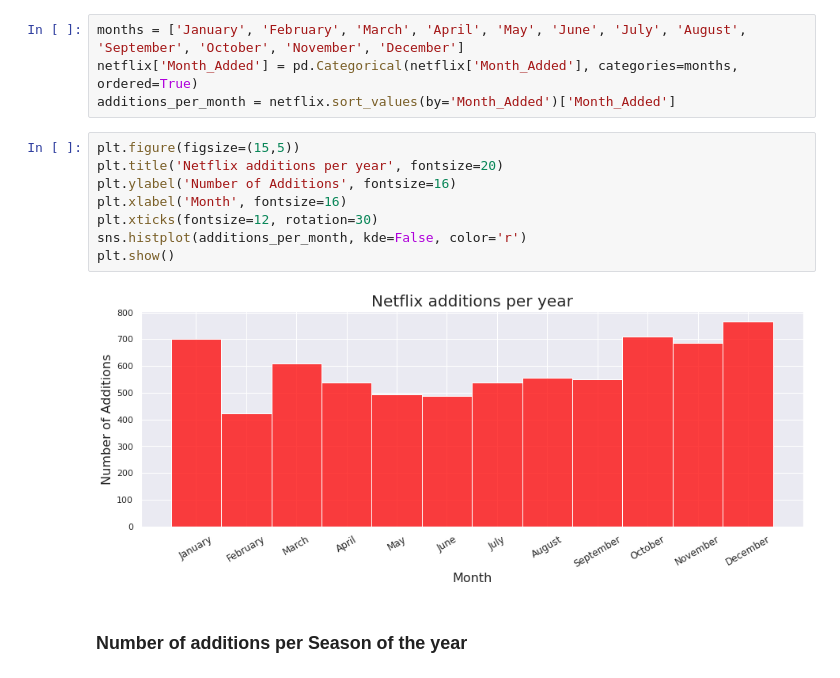
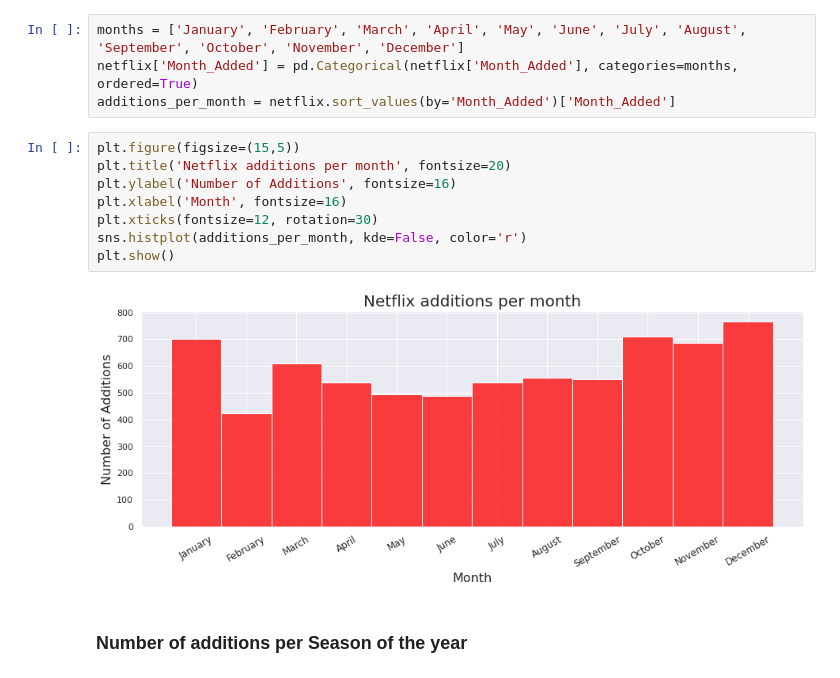
Before and after one commit to kimurarh/netflix-analysis, a Jupyter notebook: Netflix-Analysis.ipynb, the cells around one changed output. Drawn from its saved outputs; the diff is of its cells as text.

```diff
--- a/Netflix-Analysis.ipynb
+++ b/Netflix-Analysis.ipynb
@@ -323,14 +318,14 @@ netflix['Month_Added'] = pd.Categorical(netflix['Month_Added'], categories=month
 additions_per_month = netflix.sort_values(by='Month_Added')['Month_Added']
 # %%
 plt.figure(figsize=(15,5))
-plt.title('Netflix additions per year', fontsize=20)
+plt.title('Netflix additions per month', fontsize=20)
 plt.ylabel('Number of Additions', fontsize=16)
 plt.xlabel('Month', fontsize=16)
 plt.xticks(fontsize=12, rotation=30)
 sns.histplot(additions_per_month, kde=False, color='r')
 plt.show()
 # %% [output]
-[figure, old version]
+[figure, new version]
 # %% [markdown]
 ### Number of additions per Season of the year
 # %%
```
Also changed, not shown: parts of 25 cells of this notebook.
